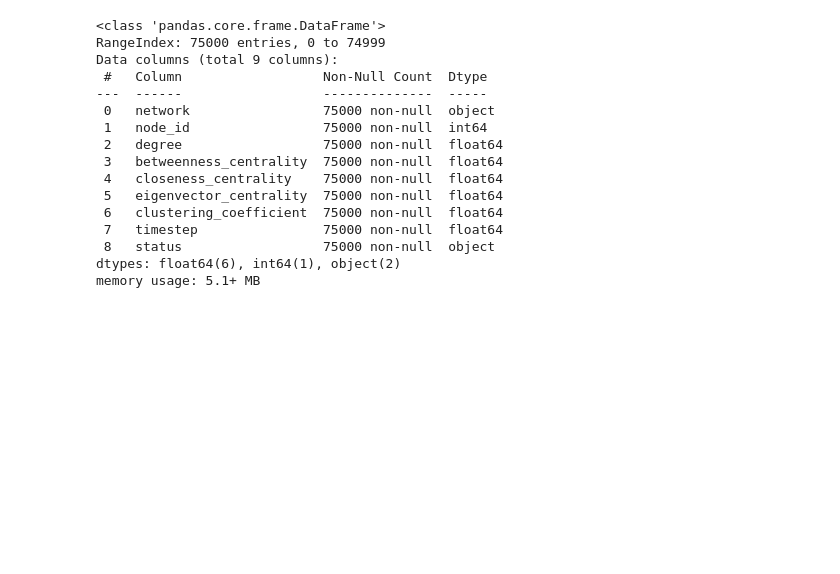
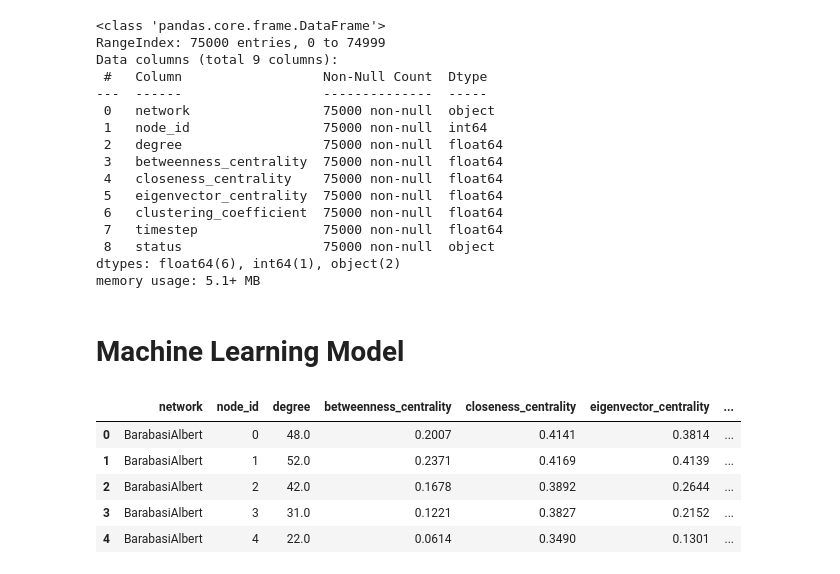
Before and after one commit to pxsa/complex-network-HW, a Jupyter notebook: HW3/code/dataset.ipynb, the cells around one changed output. Cells and saved outputs as stored; diff of their text form; code cells hidden in the pictures; blank space fills up the shorter version.

Commit message:
Implement ML models

```diff
--- a/HW3/code/dataset.ipynb
+++ b/HW3/code/dataset.ipynb
@@ -281,3 +281,5 @@ Data columns (total 9 columns):
  8   status                  75000 non-null  object
 dtypes: float64(6), int64(1), object(2)
 memory usage: 5.1+ MB
+# %% [markdown]
+# Machine Learning Model
@@ -283,0 +293,9 @@ memory usage: 5.1+ MB
+# %%
+df.head()
+# %% [output]
+|  | network | node_id | degree | betweenness_centrality | closeness_centrality | eigenvector_centrality | ... |
+| 0 | BarabasiAlbert | 0 | 48.0 | 0.2007 | 0.4141 | 0.3814 | ... |
+| 1 | BarabasiAlbert | 1 | 52.0 | 0.2371 | 0.4169 | 0.4139 | ... |
+| 2 | BarabasiAlbert | 2 | 42.0 | 0.1678 | 0.3892 | 0.2644 | ... |
+| 3 | BarabasiAlbert | 3 | 31.0 | 0.1221 | 0.3827 | 0.2152 | ... |
+| 4 | BarabasiAlbert | 4 | 22.0 | 0.0614 | 0.3490 | 0.1301 | ... |
```
Also changed, not shown: parts of 27 cells of this notebook, 2 other files.
